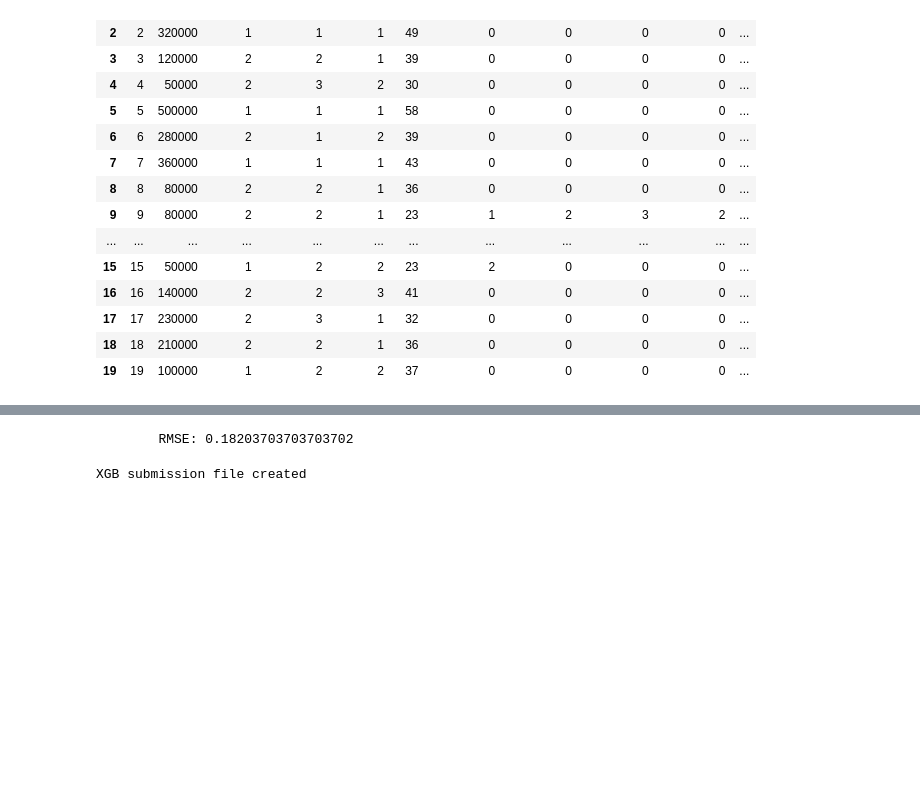
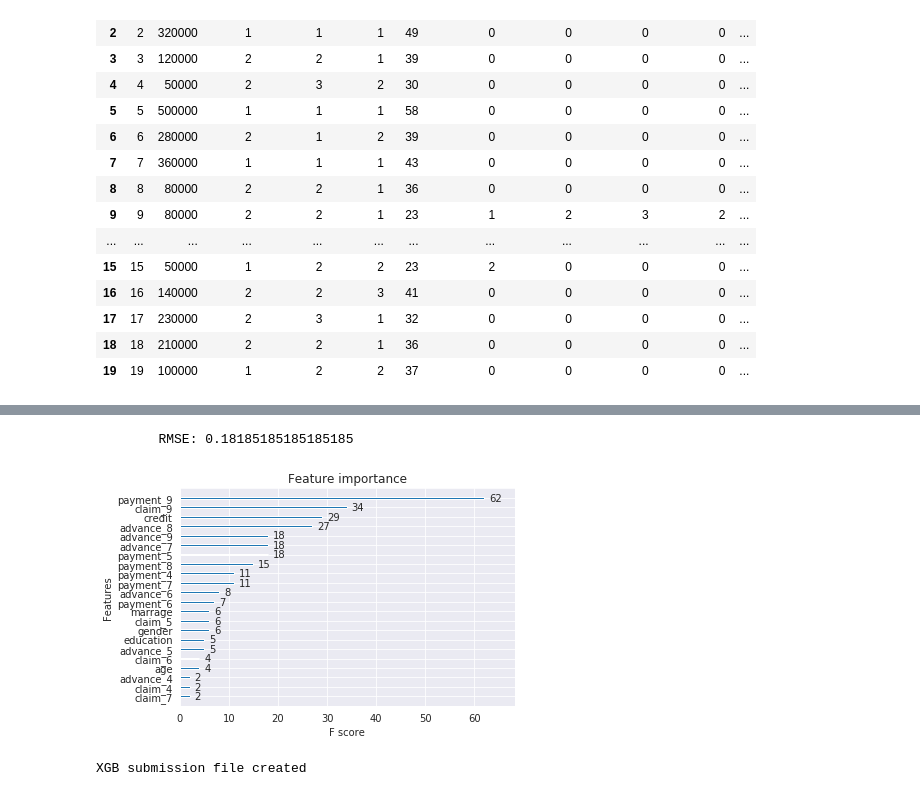
Before and after one commit to takumi5757/git_probspace, a Jupyter notebook: credit_compe.ipynb, the cells around one changed output, grey strips where cells are left out. Saved outputs shown, nothing was run; the diff lists cells and outputs as text; code cells hidden in the pictures; blank space fills up the shorter version.

```diff
--- a/credit_compe.ipynb
+++ b/credit_compe.ipynb
@@ -173,20 +190,26 @@ X = train.drop(['id','target'], axis=1)
 from sklearn.model_selection import train_test_split
 X_train, X_test, y_train, y_test = train_test_split(X, y, random_state=42, test_size=.20)
 # %%
-#xgb 0834 RMSE: 0.1814814814814815
 import xgboost as xgb
 from sklearn.metrics import mean_squared_error
+from xgboost import plot_importance
+
 
 model_xgb = xgb.XGBClassifier(max_depth=2, learning_rate=0.05, n_estimators=100)
 
 
 model_xgb.fit(X_train, y_train, verbose=False)
 preds = model_xgb.predict(X_test)
 
 print('{:^5}'.format("\tRMSE: ")
           +'{:<20}'.format(str(mean_squared_error( y_test, preds))))
+
+# plot feature importance
+plot_importance(model_xgb)
+plt.show()
 # %% [output]
-        RMSE: 0.18203703703703702
+        RMSE: 0.18185185185185185
+[figure, added]
 # %%
 #xgbテストデータで予測したtarget値をCSVに出力
 XGBMd = model_xgb.predict(test.drop(['id'], axis=1))
```
Also changed, not shown: parts of 5 cells of this notebook.
